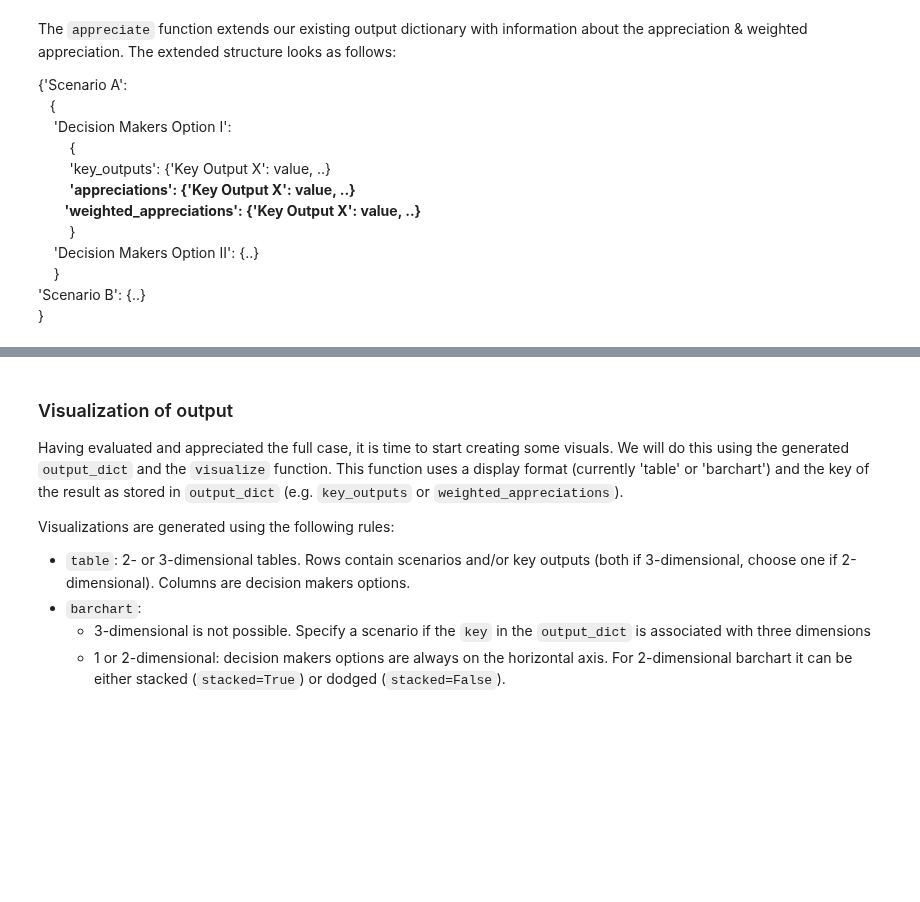
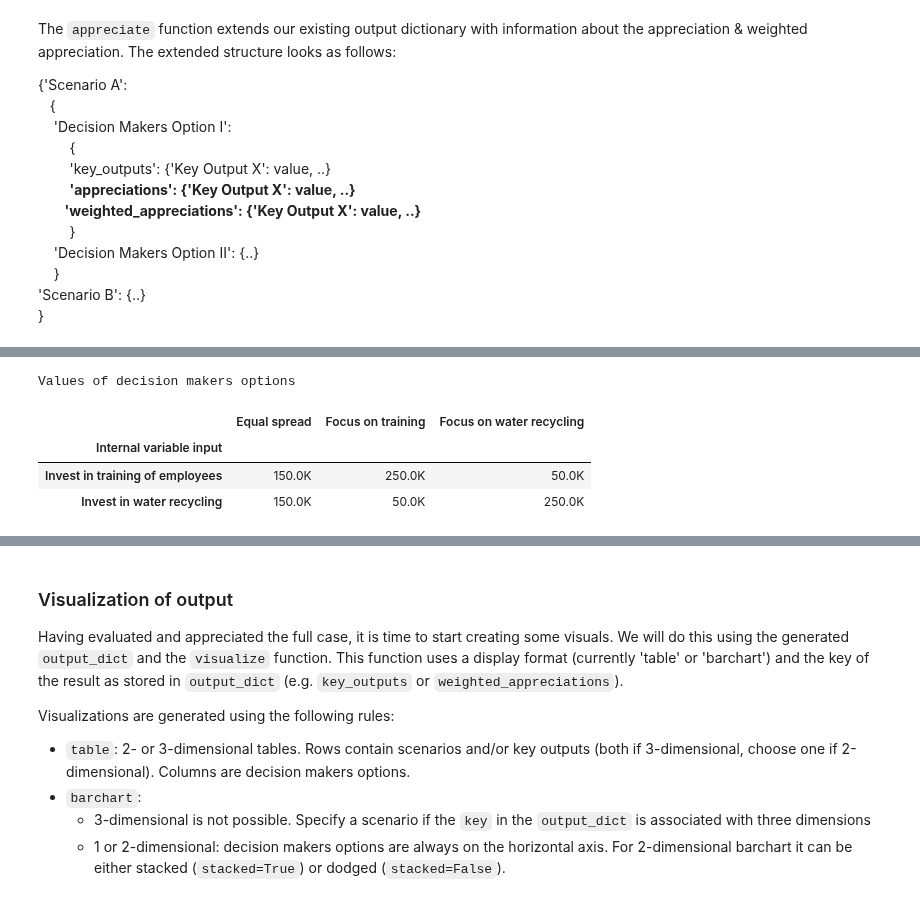
Before and after one commit to responsible-business-decision-making/trbs, a Jupyter notebook: Analyze case with vlinder.ipynb, the cells around one changed output, grey strips where cells are left out. Cells and saved outputs as stored; diff of their text form; code cells hidden in the pictures; blank space fills up the shorter version.

```diff
--- a/Analyze case with vlinder.ipynb
+++ b/Analyze case with vlinder.ipynb
@@ -169,0 +169,8 @@ case.output_dict['Base case']
+# %%
+case.visualize('table', 'decision_makers_options')
+# %% [output]
+Values of decision makers options
+|  | Equal spread | Focus on training | Focus on water recycling |
+| Internal variable input |  |  |  |
+| Invest in training of employees | 150.0K | 250.0K | 50.0K |
+| Invest in water recycling | 150.0K | 50.0K | 250.0K |
```
Also changed, not shown: parts of 12 cells of this notebook, 12 other files.
